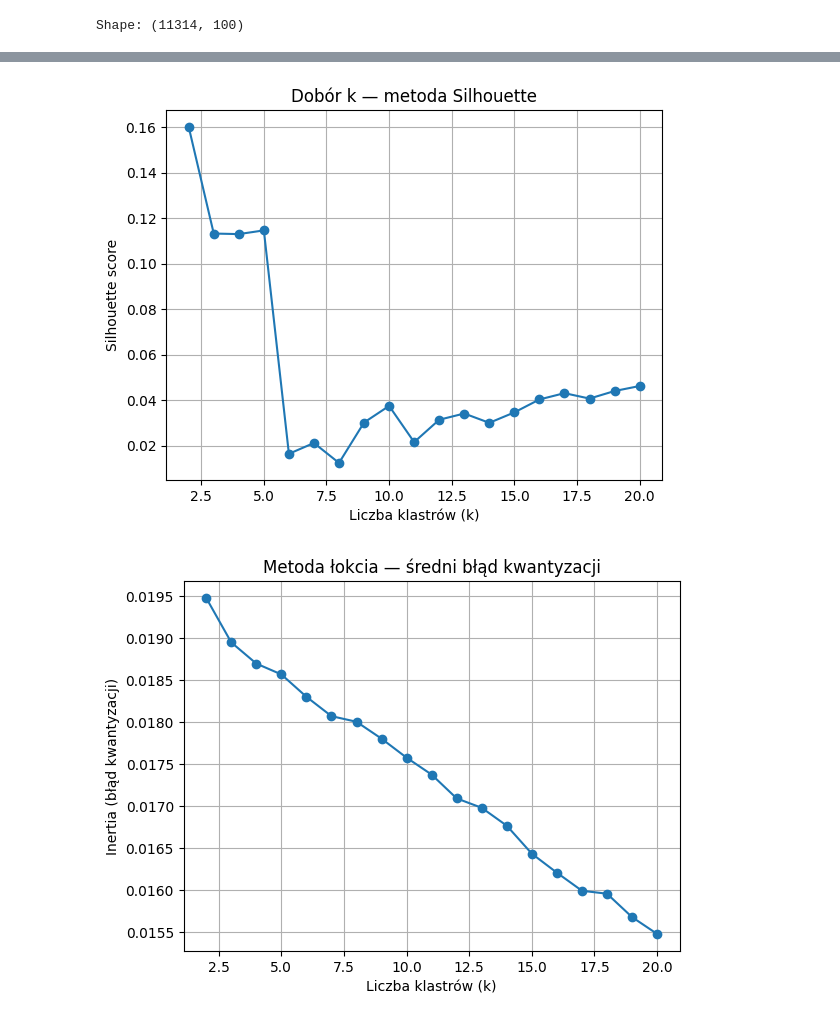
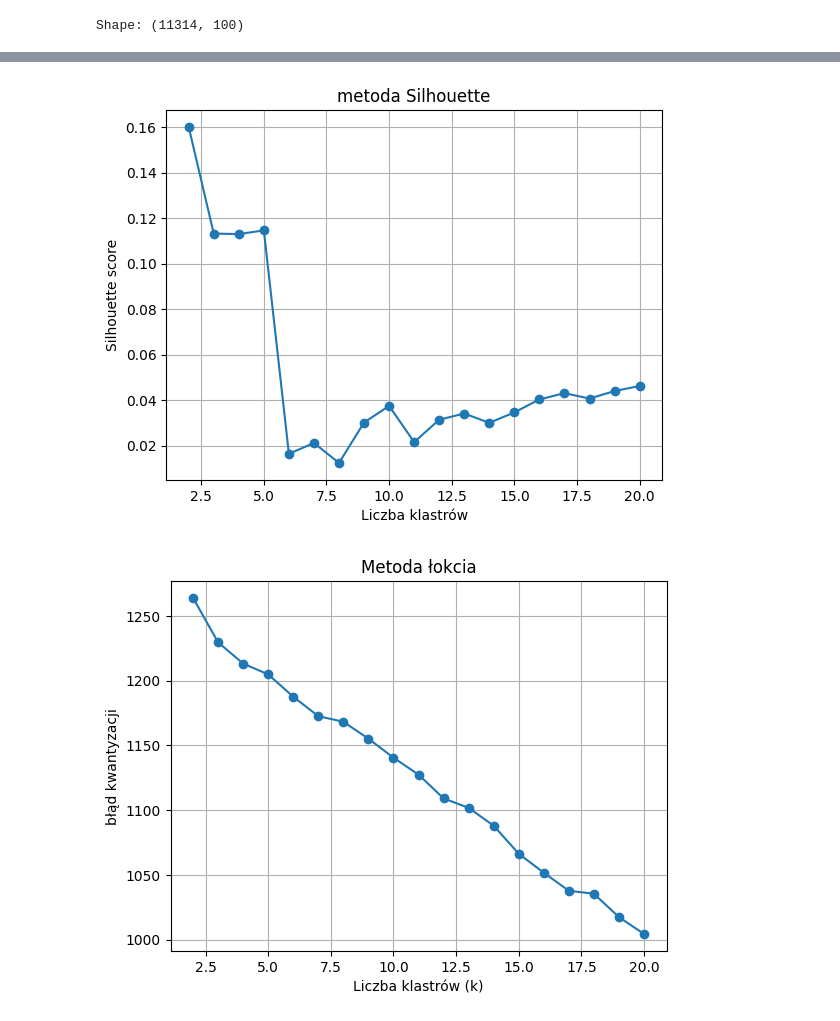
Before and after one commit to taifunn/University, a Jupyter notebook: 3rd/ml/list5/4.ipynb, the cells around one changed output, grey strips where cells are left out. Cells and saved outputs as stored; diff of their text form; code cells hidden in the pictures.

```diff
--- a/3rd/ml/list5/4.ipynb
+++ b/3rd/ml/list5/4.ipynb
@@ -8,7 +8,7 @@ newsgroups = fetch_20newsgroups()
 
 pipeline = Pipeline([
     ('tfidf', TfidfVectorizer(stop_words='english')),
-    ('pca', KernelPCA(n_components=100, random_state=42, kernel='rbf'))
+    ('pca', KernelPCA(n_components=100, random_state=42))
 ])
 
 pca_matrix = pipeline.fit_transform(newsgroups.data)
@@ -50,29 +52,29 @@ k=17, silhouette=0.0430
 import matplotlib.pyplot as plt
 
 plt.plot(K_range, sil_scores, marker='o')
-plt.xlabel("Liczba klastrów (k)")
+plt.xlabel("Liczba klastrów")
 plt.ylabel("Silhouette score")
-plt.title("Dobór k — metoda Silhouette")
+plt.title("metoda Silhouette")
 plt.grid(True)
 plt.show()
 # %% [output]
-[figure, old version]
+[figure, new version]
 # %%
 inertias = []
 
 for k in K_range:
     model = KMeans(n_clusters=k, random_state=42)
     model.fit(pca_matrix)
     inertias.append(model.inertia_)
 
 plt.plot(K_range, inertias, marker='o')
 plt.xlabel("Liczba klastrów (k)")
-plt.ylabel("Inertia (błąd kwantyzacji)")
+plt.ylabel("błąd kwantyzacji")
 plt.title("Metoda łokcia")
 plt.grid(True)
 plt.show()
 # %% [output]
-[figure, old version]
+[figure, new version]
 # %%
 best_k = 12
 kmeans = KMeans(n_clusters=best_k, random_state=42)
```
Also changed, not shown: parts of 3 cells of this notebook, 3 other files.
